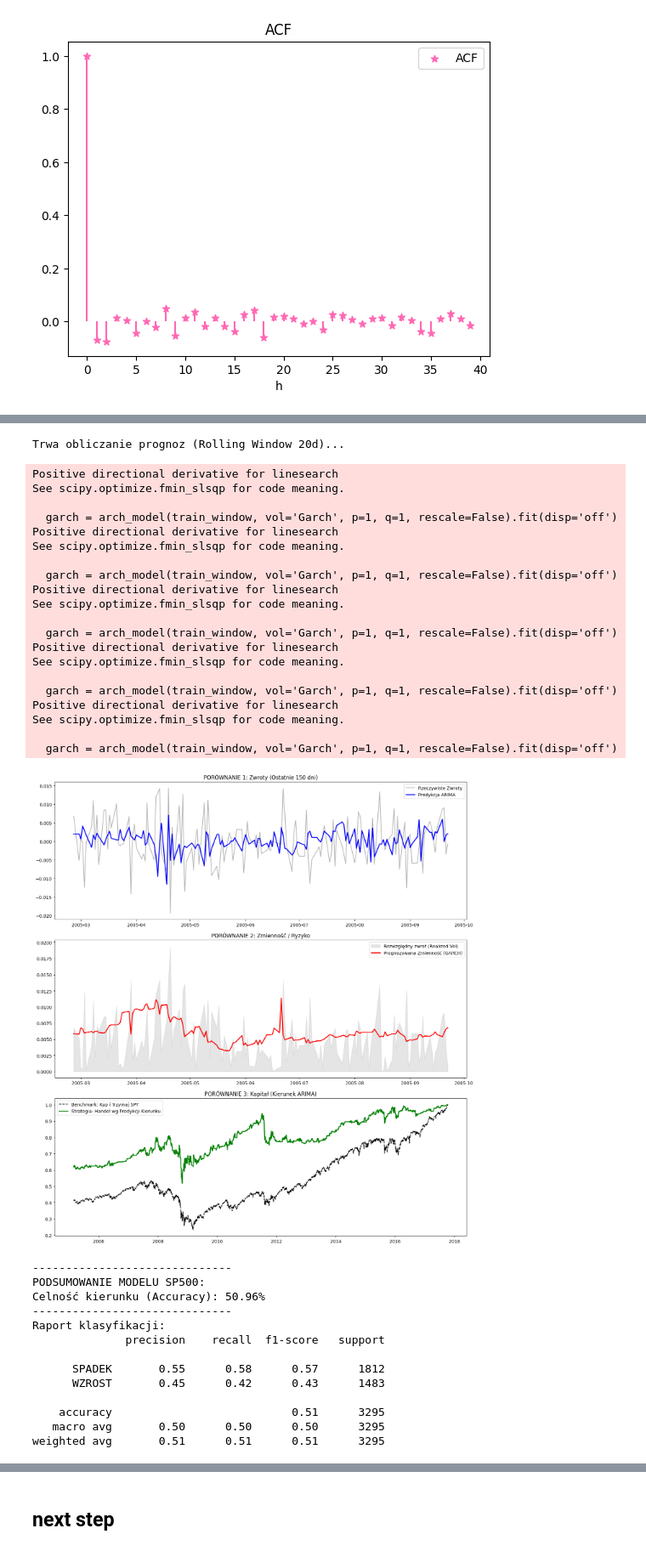
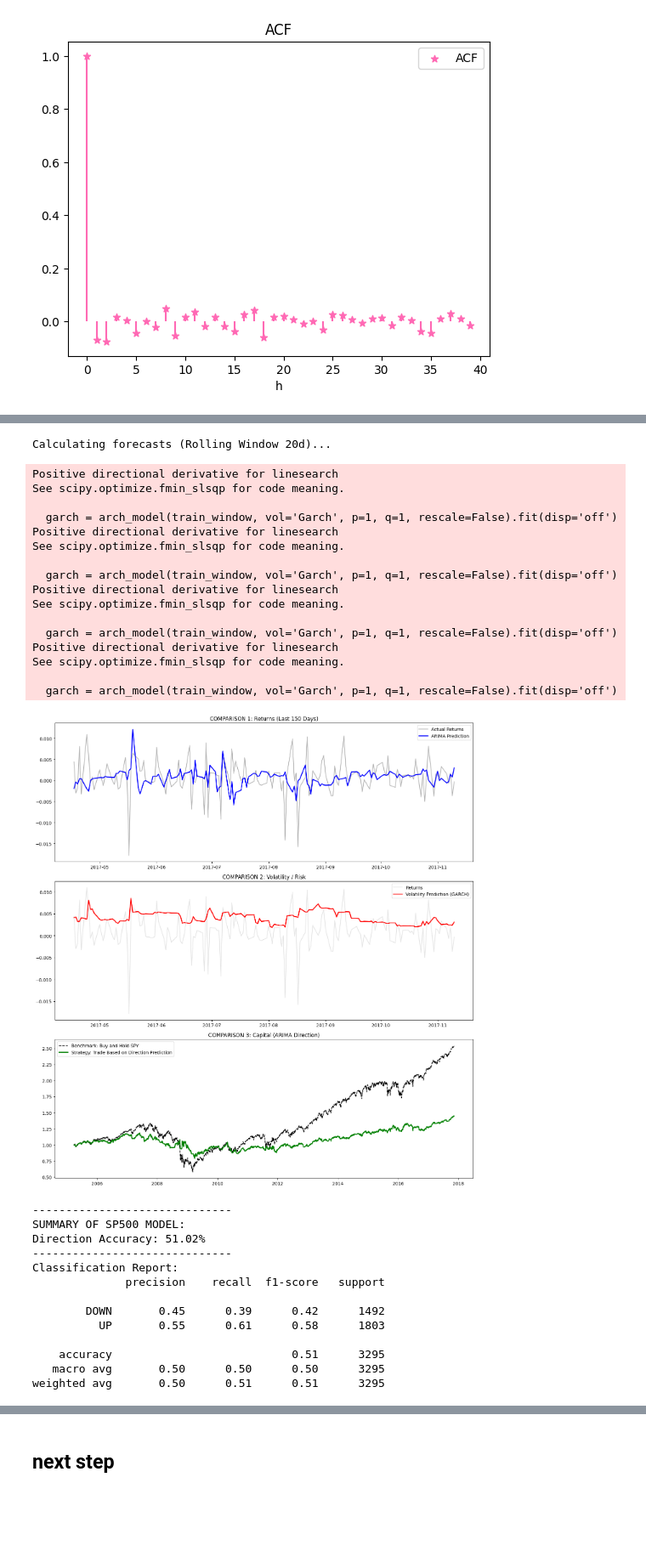
Before and after one commit to MariaNowacka/ml_project, a Jupyter notebook: notebooks/time_series.ipynb, the cells around one changed output, grey strips where cells are left out. Shown at 85% size. Cells and saved outputs as stored; diff of their text form; code cells hidden in the pictures; blank space fills up the shorter version.

```diff
--- a/notebooks/time_series.ipynb
+++ b/notebooks/time_series.ipynb
@@ -43,15 +44,14 @@ from statsmodels.tsa.arima.model import ARIMA
 from arch import arch_model
 import warnings
 
-# Ignorujemy ostrzeżenia o zbieżności modelu (częste przy małych oknach)
 warnings.filterwarnings("ignore")
 
-# 1. Wczytanie danych SPY
-# Twoja struktura: Date,Open,High,Low,Close,Volume
+# 1. reading SPY data
+# Date,Open,High,Low,Close,Volume
 spy_path = '/Users/marysia/Desktop/applied/ml_project/Data_clean/ETF clean/spy_clean.csv'
 df_spy = pd.read_csv(spy_path, index_col='Date', parse_dates=True)
+df_spy.sort_index(ascending=True, inplace=True)
 
-# Obliczamy log-zwroty na podstawie kolumny 'Close'
 df_spy['Returns'] = np.log(df_spy['Close'] / df_spy['Close'].shift(1))
 df_spy.dropna(inplace=True)
 # %%
@@ -268,30 +263,31 @@ from statsmodels.tsa.arima.model import ARIMA
 from arch import arch_model
 from sklearn.metrics import accuracy_score, classification_report
 
-# 1. Przygotowanie danych
+# 1. data preparation
 spy = pd.read_csv(spy_path, index_col='Date', parse_dates=True)
+spy.sort_index(ascending=True, inplace=True)
 spy['Returns'] = np.log(spy['Close'] / spy['Close'].shift(1))
 spy.dropna(inplace=True)
 
-# Ustawienia okna
+# Window settings
 window = 20
 pred_returns = []
 pred_vols = []
 
-print("Trwa obliczanie prognoz (Rolling Window 20d)...")
+print("Calculating forecasts (Rolling Window 20d)...")
 
 for i in range(len(spy) - window):
     train_window = spy['Returns'].iloc[i:i+window]
 
     # --- MODEL 1: ARIMA (Returns) ---
-    # Parametry: (1,0,1) - krótka pamięć rynkowa
+    # params: (2,0,0)
     try:
-        arima = ARIMA(train_window, order=(1, 0, 1)).fit()
+        arima = ARIMA(train_window, order=(2, 0, 0)).fit()
         f_ret = arima.forecast(steps=1).values[0]
     except: f_ret = 0
 
     # --- MODEL 2: GARCH (Volatility) ---
-    # Parametry: (1,1) - standardowy model ryzyka
+    # params: (1,1) - standard model
     try:
         garch = arch_model(train_window, vol='Garch', p=1, q=1, rescale=False).fit(disp='off')
         f_vol = np.sqrt(garch.forecast(horizon=1).variance.values[-1][0])
@@ -300,84 +296,80 @@ for i in range(len(spy) - window):
     pred_returns.append(f_ret)
     pred_vols.append(f_vol)
 
-# Tworzymy DataFrame porównawczy
+# comparison DataFrame
 df_comp = spy.iloc[window:].copy()
 df_comp['Pred_Return'] = pred_returns
 df_comp['Pred_Vol'] = pred_vols
 df_comp['Actual_Dir'] = (df_comp['Returns'] > 0).astype(int)
 df_comp['Pred_Dir'] = (df_comp['Pred_Return'] > 0).astype(int)
-
-# --- ANALIZA PORÓWNAWCZA ---
+spy_cum = (1 + (np.exp(df_comp['Returns']) - 1)).cumprod()
+# --- COMPARATIVE ANALYSIS ---
 
 fig, axs = plt.subplots(3, 1, figsize=(14, 15))
 
-# 1. Porównanie Zwrotów (Regresja)
-axs[0].plot(df_comp['Returns'].tail(150), label='Rzeczywiste Zwroty', color='black', alpha=0.3)
-axs[0].plot(df_comp['Pred_Return'].tail(150), label='Predykcja ARIMA', color='blue', linewidth=2)
-axs[0].set_title('PORÓWNANIE 1: Zwroty (Ostatnie 150 dni)')
+# 1. Comparison of Returns (Regression)
+axs[0].plot(df_comp['Returns'].tail(150), label='Actual Returns', color='black', alpha=0.3)
+axs[0].plot(df_comp['Pred_Return'].tail(150), label='ARIMA Prediction', color='blue', linewidth=2)
+axs[0].set_title('COMPARISON 1: Returns (Last 150 Days)')
 axs[0].legend()
 
-# 2. Porównanie Zmienności (Ryzyko)
-axs[1].plot(df_comp.index[-150:], df_comp['Returns'].tail(150), color='gray', alpha=0.2, label='Zwroty')
-axs[1].plot(df_comp['Pred_Vol'].tail(150), label='Prognozowana Zmienność (GARCH)', color='red', linewidth=2)
-axs[1].set_title('PORÓWNANIE 2: Zmienność / Ryzyko')
+# 2. Comparison of Volatility (Risk)
+axs[1].plot(df_comp.index[-150:], df_comp['Returns'].tail(150), color='gray', alpha=0.2, label='Returns')
+axs[1].plot(df_comp['Pred_Vol'].tail(150), label='Volatility Prediction (GARCH)', color='red', linewidth=2)
+axs[1].set_title('COMPARISON 2: Volatility / Risk')
 axs[1].legend()
 
-# 3. Skumulowany Wynik (Efektywność Portfela)
+# 3. Cumulative Return (Portfolio Effectiveness)
 spy_cum = (1 + (np.exp(df_comp['Returns']) - 1)).cumprod()
 strat_cum = (1 + (df_comp['Pred_Dir'] * (np.exp(df_comp['Returns']) - 1))).cumprod()
-axs[2].plot(spy_cum, label='Benchmark: Kup i Trzymaj SPY', color='black', linestyle='--')
-axs[2].plot(strat_cum, label='Strategia: Handel wg Predykcji Kierunku', color='green', linewidth=2)
-axs[2].set_title('PORÓWNANIE 3: Kapitał (Kierunek ARIMA)')
+axs[2].plot(spy_cum, label='Benchmark: Buy and Hold SPY', color='black', linestyle='--')
+axs[2].plot(strat_cum, label='Strategy: Trade Based on Direction Prediction', color='green', linewidth=2)
+axs[2].set_title('COMPARISON 3: Capital (ARIMA Direction)')
 axs[2].legend()
 
 plt.tight_layout()
 plt.show()
 
-# --- PODSUMOWANIE STATYSTYCZNE ---
+# --- STATISTICAL SUMMARY ---
 acc = accuracy_score(df_comp['Actual_Dir'], df_comp['Pred_Dir'])
 print("-" * 30)
-print(f"PODSUMOWANIE MODELU SP500:")
-print(f"Celność kierunku (Accuracy): {acc:.2%}")
+print(f"SUMMARY OF SP500 MODEL:")
+print(f"Direction Accuracy: {acc:.2%}")
 print("-" * 30)
-print("Raport klasyfikacji:")
-print(classification_report(df_comp['Actual_Dir'], df_comp['Pred_Dir'], target_names=['SPADEK', 'WZROST']))
+print("Classification Report:")
+print(classification_report(df_comp['Actual_Dir'], df_comp['Pred_Dir'], target_names=['DOWN', 'UP']))
 # %% [output]
-Trwa obliczanie prognoz (Rolling Window 20d)...
+Calculating forecasts (Rolling Window 20d)...
 Positive directional derivative for linesearch
 See scipy.optimize.fmin_slsqp for code meaning.
 
   garch = arch_model(train_window, vol='Garch', p=1, q=1, rescale=False).fit(disp='off')
 Positive directional derivative for linesearch
 See scipy.optimize.fmin_slsqp for code meaning.
 
   garch = arch_model(train_window, vol='Garch', p=1, q=1, rescale=False).fit(disp='off')
 Positive directional derivative for linesearch
 See scipy.optimize.fmin_slsqp for code meaning.
 
   garch = arch_model(train_window, vol='Garch', p=1, q=1, rescale=False).fit(disp='off')
 Positive directional derivative for linesearch
 See scipy.optimize.fmin_slsqp for code meaning.
 
   garch = arch_model(train_window, vol='Garch', p=1, q=1, rescale=False).fit(disp='off')
-Positive directional derivative for linesearch
-See scipy.optimize.fmin_slsqp for code meaning.
-
-  garch = arch_model(train_window, vol='Garch', p=1, q=1, rescale=False).fit(disp='off')
-[figure, old version]
+[figure, new version]
 ------------------------------
-PODSUMOWANIE MODELU SP500:
-Celność kierunku (Accuracy): 50.96%
+SUMMARY OF SP500 MODEL:
+Direction Accuracy: 51.02%
 ------------------------------
-Raport klasyfikacji:
+Classification Report:
               precision    recall  f1-score   support
 
-      SPADEK       0.55      0.58      0.57      1812
-      WZROST       0.45      0.42      0.43      1483
+        DOWN       0.45      0.39      0.42      1492
+          UP       0.55      0.61      0.58      1803
 
     accuracy                           0.51      3295
    macro avg       0.50      0.50      0.50      3295
-weighted avg       0.51      0.51      0.51      3295
+weighted avg       0.50      0.51      0.51      3295
 # %%
 import pandas as pd
 import numpy as np
```
Also changed, not shown: parts of 21 cells of this notebook.
